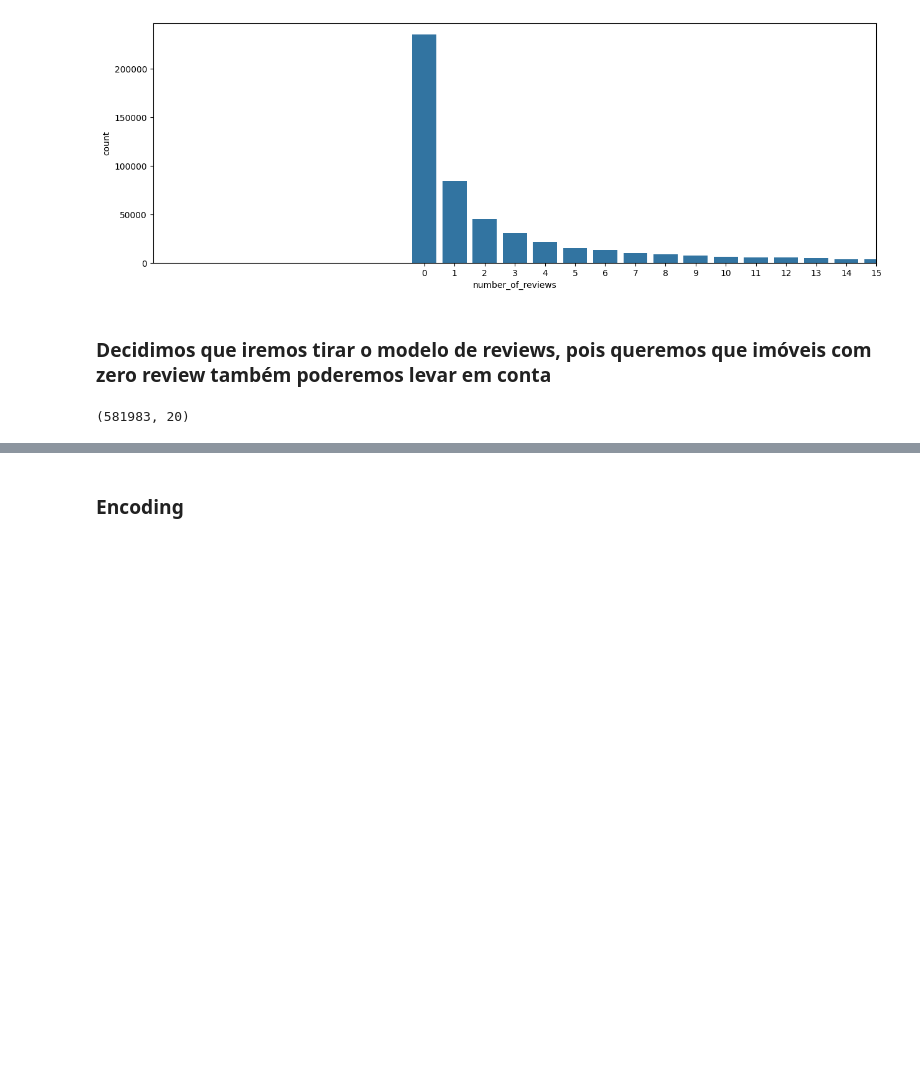
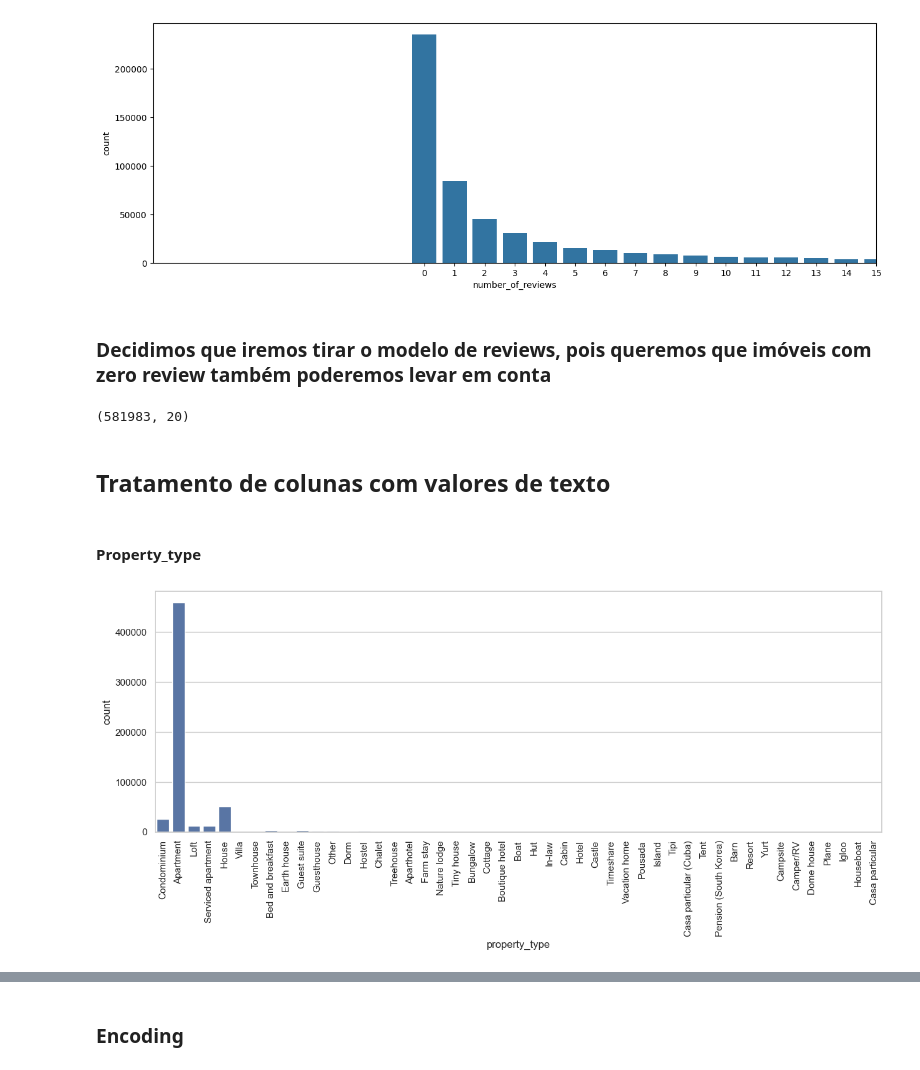
Before and after one commit to gabriellemosc/Rental-Price-Prediction, a Jupyter notebook: solucao.ipynb, the cells around one changed output, grey strips where cells are left out. Cells and saved outputs as stored; diff of their text form; code cells hidden in the pictures; blank space fills up the shorter version.

Commit message:
Terminando a análise de colunas de Strings

```diff
--- a/solucao.ipynb
+++ b/solucao.ipynb
@@ -471,3 +471,17 @@ base_airbnb = base_airbnb.drop('number_of_reviews', axis=1)
 base_airbnb.shape
 # %% [output]
 (581983, 20)
+# %% [markdown]
+## Tratamento de colunas com valores de texto
+# %% [markdown]
+#### Property_type
+# %%
+#Verificando a quantidade de valores distintos que há na coluna  e descrição
+#print(base_airbnb['property_type'].value_counts())
+
+plt.figure(figsize=(15,5))
+sns.set_theme(style="whitegrid")
+grafico = sns.countplot(x=base_airbnb['property_type'])
+grafico.tick_params(axis='x', rotation=90)                #rodar o texto do eixo X, para nao ficar um perto do outro
+# %% [output]
+[figure, added]
```
Also changed, not shown: parts of 12 cells of this notebook.
